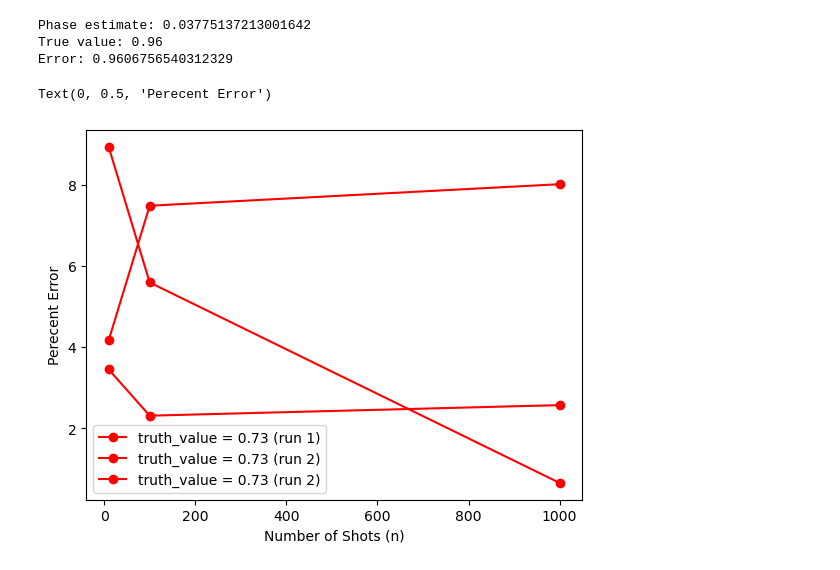
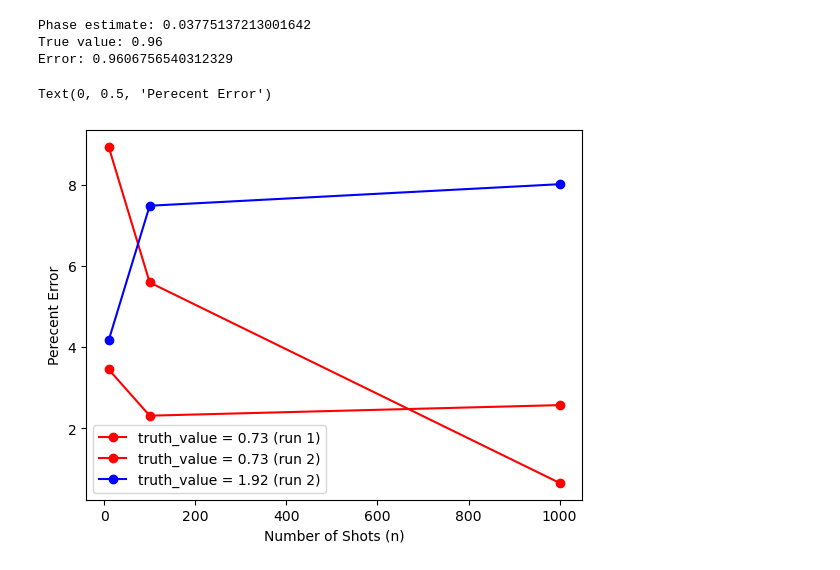
Before and after one commit to iQuHACK/2024_Quantinuum, a Jupyter notebook: challenge_resources/phase_estimate_basic.ipynb, the cells around one changed output. Cells and saved outputs as stored; diff of their text form; code cells hidden in the pictures.

```diff
--- a/challenge_resources/phase_estimate_basic.ipynb
+++ b/challenge_resources/phase_estimate_basic.ipynb
@@ -203,16 +203,16 @@ Error: 0.9606756540312329
 # %%
 import matplotlib.pyplot as plt
 
 x = [10, 100, 1000]
 y1 = [8.927,5.589, 0.653]   #run data from earlier iteration (not shown)
 plt.plot(x,y1, linestyle='-', marker='o', color='r', label='truth_value = 0.73 (run 1)')
 y2 = [3.447,2.309, 2.569]
 plt.plot(x,y2, linestyle='-', marker='o', color='r', label='truth_value = 0.73 (run 2)')
 y3 = [4.1666,7.479, 8.009]
-plt.plot(x,y3, linestyle='-', marker='o', color='r', label='truth_value = 0.73 (run 2)')
+plt.plot(x,y3, linestyle='-', marker='o', color='b', label='truth_value = 1.92 (run 2)')
 plt.legend()
 plt.xlabel("Number of Shots (n)")
 plt.ylabel("Perecent Error")
 # %% [output]
 Text(0, 0.5, 'Perecent Error')
-[figure, old version]
+[figure, new version]
```
